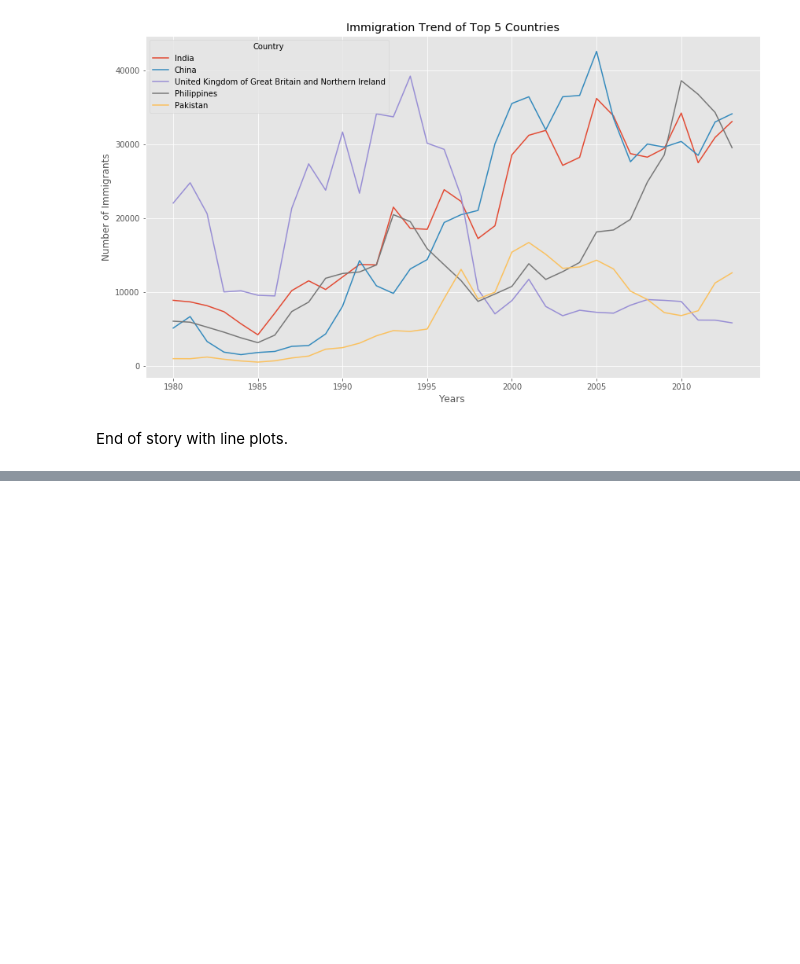
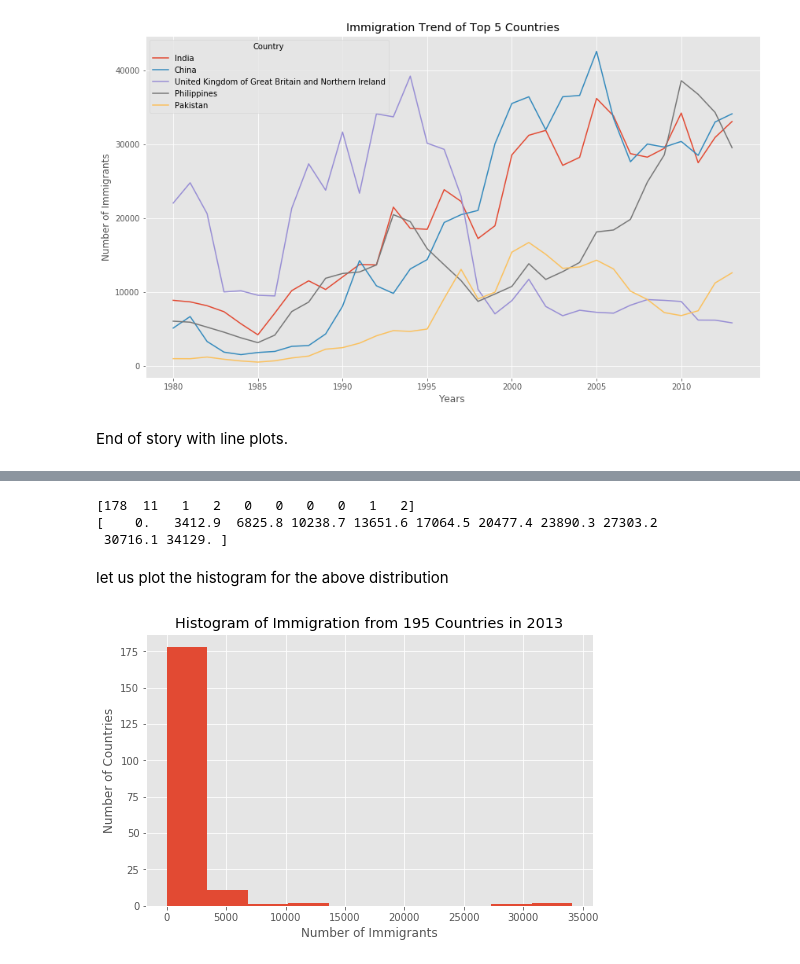
Before and after one commit to Jason-Amith/Data-Visualization-with-Python, a Jupyter notebook: ImmiCan.ipynb, the cells around one changed output, grey strips where cells are left out. Cells and saved outputs as stored; diff of their text form; code cells hidden in the pictures; blank space fills up the shorter version.

```diff
--- a/ImmiCan.ipynb
+++ b/ImmiCan.ipynb
@@ -532,0 +618,22 @@ End of story with line plots.
+# %%
+# np.histogram returns 2 values
+count, bin_edges = np.histogram(df_can['2013'])
+
+print(count) # frequency count
+print(bin_edges) # bin ranges, default = 10 bins
+# %% [output]
+[178  11   1   2   0   0   0   0   1   2]
+[    0.   3412.9  6825.8 10238.7 13651.6 17064.5 20477.4 23890.3 27303.2
+ 30716.1 34129. ]
+# %% [markdown]
+let us plot the histogram for the above distribution
+# %%
+df_can['2013'].plot(kind='hist', figsize=(8, 5))
+
+plt.title('Histogram of Immigration from 195 Countries in 2013') # add a title to the histogram
+plt.ylabel('Number of Countries') # add y-label
+plt.xlabel('Number of Immigrants') # add x-label
+
+plt.show()
+# %% [output]
+[figure, added]
```
Also changed, not shown: parts of 9 cells of this notebook.
